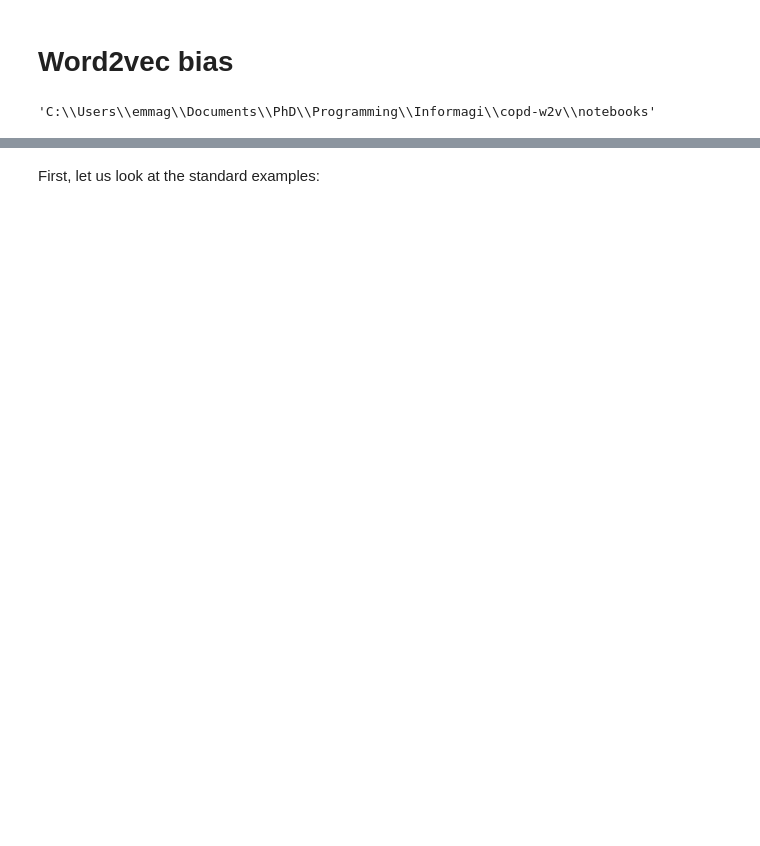
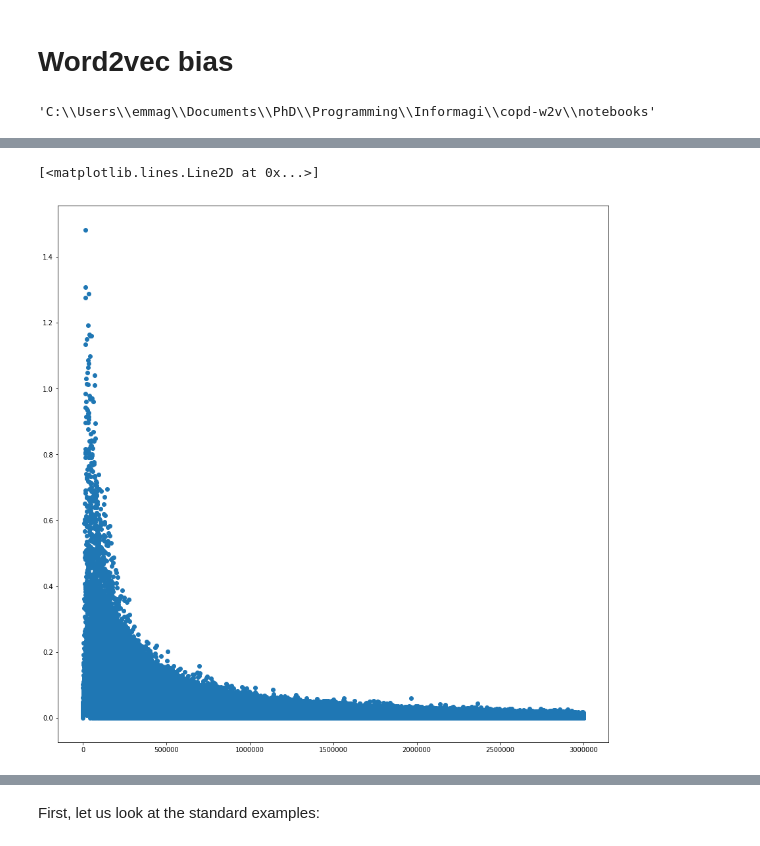
Before and after one commit to informagi/cpo-w2v, a Jupyter notebook: notebooks/Word2vec_Bias_plots.ipynb, the cells around one changed output, grey strips where cells are left out. Drawn from its saved outputs; the diff is of its cells as text; code cells hidden in the pictures; blank space fills up the shorter version.

Commit message:
Added updated notebooks

```diff
--- a/notebooks/Word2vec_Bias_plots.ipynb
+++ b/notebooks/Word2vec_Bias_plots.ipynb
@@ -6,13 +6,25 @@ import gensim
 # Load pretrained model (since intermediate data is not included, the model cannot be refined with additional data)
 # I used this version: http://academictorrents.com/details/2aa0d0c6aff92f08719e409db04ecee4721cf21f
 # Note: loading the embeddings takes around 10 minutes, and I recommend you to have at least 8 GB of ram.
-# model = gensim.models.KeyedVectors.load_word2vec_format(filepath, binary=True)
+filepath = 'C:/Users/emmag/Downloads/GoogleNews-vectors-negative300.bin.gz'
+model = gensim.models.KeyedVectors.load_word2vec_format(filepath, binary=True)
 
 # Using Memory Mapped files leads to significantly better performance, so save and reload:
 # model.save('GN-vectors.bin')
 
 # Load the wordvectors using memory mapped files:
-model = gensim.models.KeyedVectors.load('GN-vectors.bin', mmap='r')
+
+from gensim.test.utils import datapath, get_tmpfile
+from gensim.models import KeyedVectors
+from gensim.scripts.glove2word2vec import glove2word2vec
+
+#glove_file = datapath('C:/Users/emmag/Documents/PhD/Programming/Informagi/copd-w2v/notebooks/glove.6B.300d.txt')
+#tmp_file = get_tmpfile("test_word2vec.txt")
+
+#_ = glove2word2vec(glove_file, tmp_file)
+#model = KeyedVectors.load_word2vec_format(tmp_file)
+
+# model = gensim.models.KeyedVectors.load('GN-vectors.bin', mmap='r')
 # %%
 # Using Memory Mapped files leads to significantly better performance, so save and reload:
 #model.save('GN-vectors.bin')
@@ -26,0 +55,5 @@ os.getcwd()
+# %%
+file = open('w2v_vocabulary.txt','w', encoding="utf-8")
+for word in model.wv.index2entity:
+    file.write(word + "\r\n")
+file.close()
@@ -26,0 +99,5 @@ os.getcwd()
+# %%
+plt.plot(range(K), stds, 'o')
+# %% [output]
+[<matplotlib.lines.Line2D at 0x...>]
+[figure, added]
```
Also changed, not shown: parts of 40 cells of this notebook, 1 other file.
